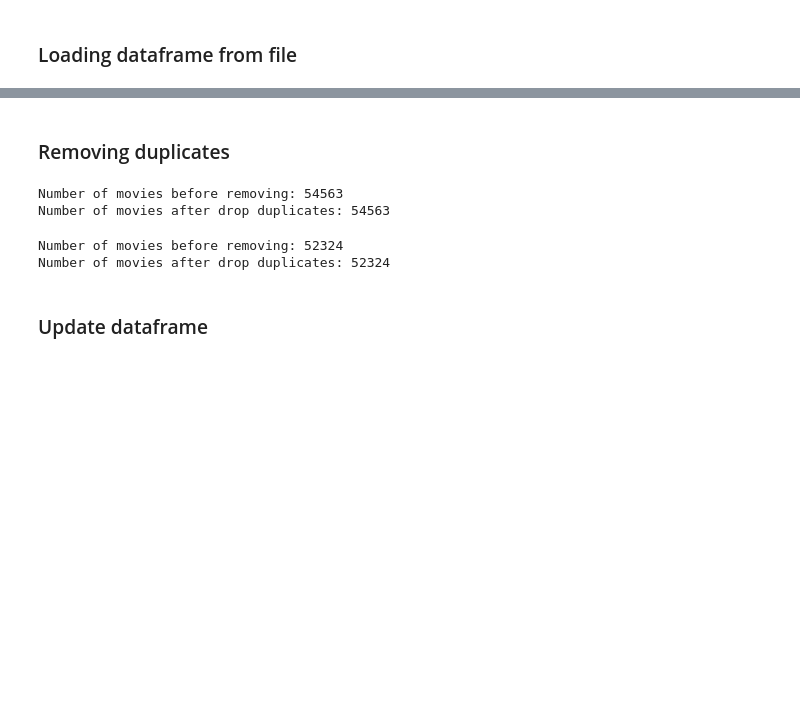
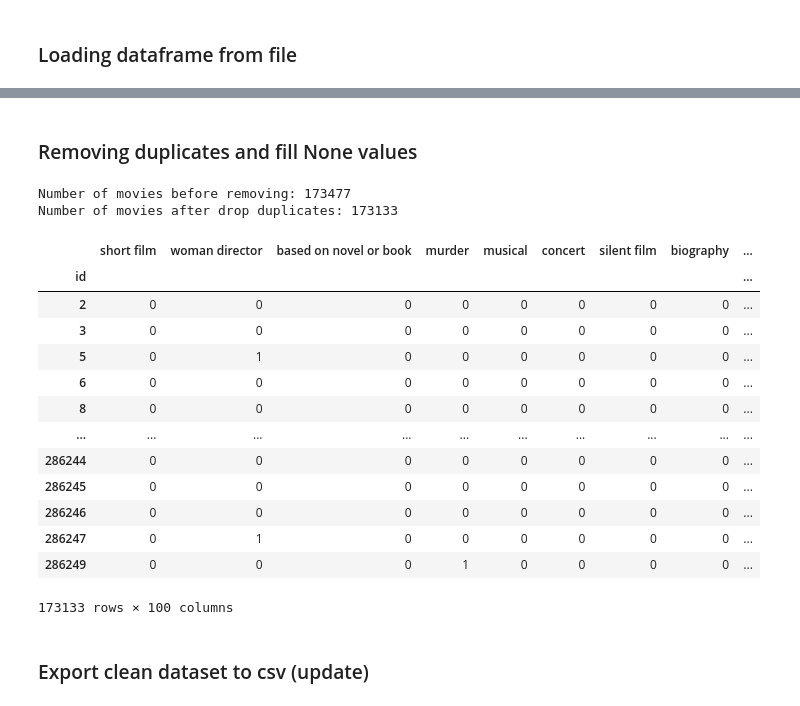
Before and after one commit to juanagsolano/content_based_filtering, a Jupyter notebook: etl_process_2.ipynb, the cells around one changed output, grey strips where cells are left out. Saved outputs shown, nothing was run; the diff lists cells and outputs as text; code cells hidden in the pictures; blank space fills up the shorter version.

```diff
--- a/etl_process_2.ipynb
+++ b/etl_process_2.ipynb
@@ -482,20 +293,9 @@ keywords_df
 # %% [markdown]
-### Removing duplicates
+### Removing duplicates and fill None values
 # %%
-print("Number of movies before removing:", collections_df.shape[0])
-new_idx = collections_df.index.drop_duplicates()
-collections_df = collections_df.loc[new_idx]
-print("Number of movies after drop duplicates:", collections_df.shape[0])
+print("Number of movies before removing:",keywords_df.shape[0])
+keywords_df.drop_duplicates(inplace=True,keep="first")
+print("Number of movies after drop duplicates:", keywords_df.shape[0])
 # %% [output]
-Number of movies before removing: 54563
-Number of movies after drop duplicates: 54563
+Number of movies before removing: 173477
+Number of movies after drop duplicates: 173133
-# %%
-print("Number of movies before removing:", keywords_df.shape[0])
-new_idx = keywords_df.index.drop_duplicates()
-keywords_df = keywords_df.loc[new_idx]
-print("Number of movies after drop duplicates:", keywords_df.shape[0])
-# %% [output]
-Number of movies before removing: 52324
-Number of movies after drop duplicates: 52324
-# %% [markdown]
-### Update dataframe
@@ -504 +302,21 @@ collections_df.to_csv("export_files\dataset_collections.csv")
+# %%
+keywords_df.set_index("id",inplace=True)
+keywords_df
+# %% [output]
+|  | short film | woman director | based on novel or book | murder | musical | concert | silent film | biography | ... |
+| id |  |  |  |  |  |  |  |  | ... |
+| 2 | 0 | 0 | 0 | 0 | 0 | 0 | 0 | 0 | ... |
+| 3 | 0 | 0 | 0 | 0 | 0 | 0 | 0 | 0 | ... |
+| 5 | 0 | 1 | 0 | 0 | 0 | 0 | 0 | 0 | ... |
+| 6 | 0 | 0 | 0 | 0 | 0 | 0 | 0 | 0 | ... |
+| 8 | 0 | 0 | 0 | 0 | 0 | 0 | 0 | 0 | ... |
+| ... | ... | ... | ... | ... | ... | ... | ... | ... | ... |
+| 286244 | 0 | 0 | 0 | 0 | 0 | 0 | 0 | 0 | ... |
+| 286245 | 0 | 0 | 0 | 0 | 0 | 0 | 0 | 0 | ... |
+| 286246 | 0 | 0 | 0 | 0 | 0 | 0 | 0 | 0 | ... |
+| 286247 | 0 | 1 | 0 | 0 | 0 | 0 | 0 | 0 | ... |
+| 286249 | 0 | 0 | 0 | 1 | 0 | 0 | 0 | 0 | ... |
+173133 rows × 100 columns
+# %% [markdown]
+### Export clean dataset to csv (update)
 # %%
```
Also changed, not shown: parts of 17 cells of this notebook, 3 other files.
